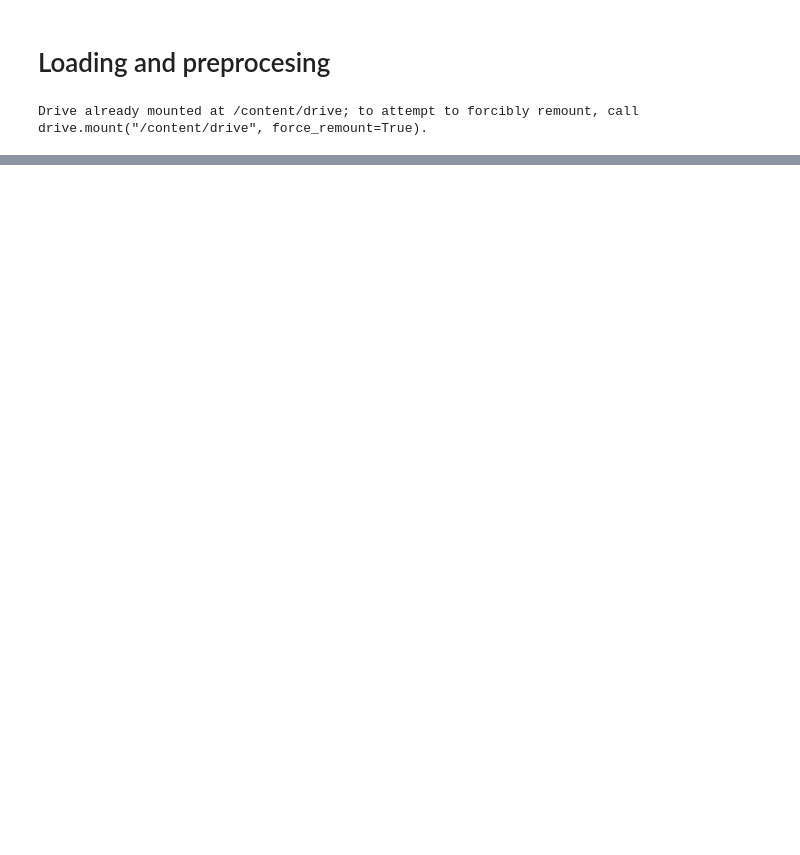
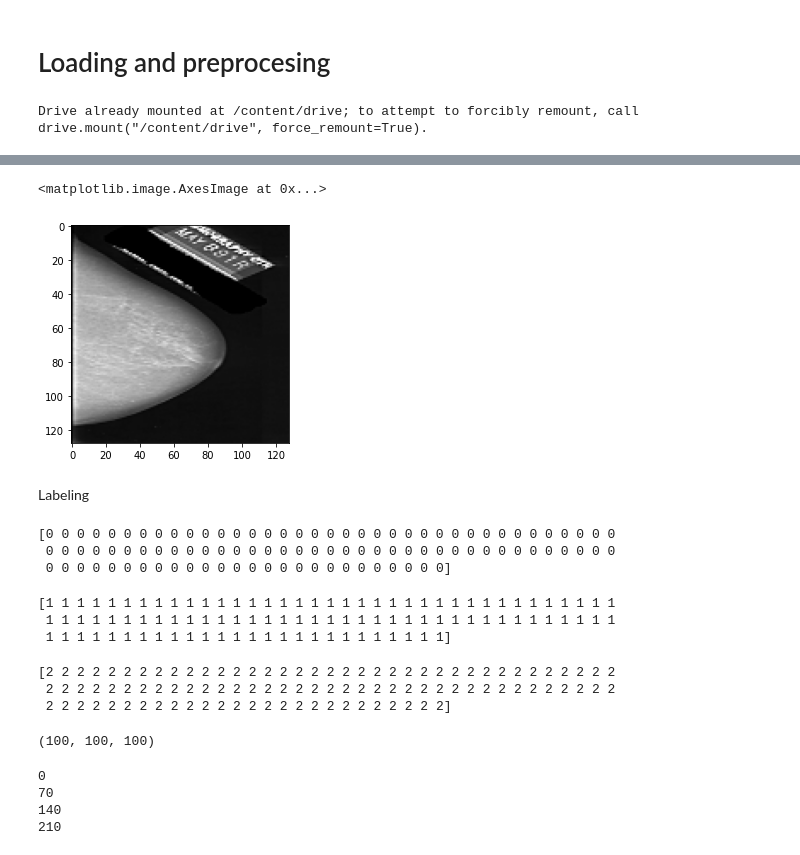
Before and after one commit to Shoeb-Shaon/Breast-Cancer-Classification, a Jupyter notebook: Breast_Cancer_Classification_.ipynb, the cells around one changed output, grey strips where cells are left out. Saved outputs shown, nothing was run; the diff lists cells and outputs as text; code cells hidden in the pictures; blank space fills up the shorter version.

```diff
--- a/Breast_Cancer_Classification_.ipynb
+++ b/Breast_Cancer_Classification_.ipynb
@@ -27,0 +75,25 @@ dataset_path = "/content/drive/MyDrive/Thesis resources/Datasets/dataset'/Mini_D
+# %%
+normal_imgs = []
+path = dataset_path+"/Normal"
+valid_images = [".jpg",".gif",".png",".tga"]
+count = 0
+for f in os.listdir(path):
+    ext = os.path.splitext(f)[1]
+    if ext.lower() not in valid_images:
+        continue
+    normal_imgs.append(np.asarray(Image.open(os.path.join(path,f))))
+    count +=1
+    if count == 100:
+      break
+# %%
+#resizing
+resized_normal_imgs = []
+for i in range (len(normal_imgs)):
+  resized_normal_imgs.append(cv2.resize(normal_imgs[i], (128, 128)))
+# %%
+plt.imshow(resized_normal_imgs[9])
+# %% [output]
+<matplotlib.image.AxesImage at 0x...>
+[figure, added]
+# %% [markdown]
+Labeling
@@ -27,0 +106,36 @@ dataset_path = "/content/drive/MyDrive/Thesis resources/Datasets/dataset'/Mini_D
+# %%
+print(normal_labels)
+# %% [output]
+[0 0 0 0 0 0 0 0 0 0 0 0 0 0 0 0 0 0 0 0 0 0 0 0 0 0 0 0 0 0 0 0 0 0 0 0 0
+ 0 0 0 0 0 0 0 0 0 0 0 0 0 0 0 0 0 0 0 0 0 0 0 0 0 0 0 0 0 0 0 0 0 0 0 0 0
+ 0 0 0 0 0 0 0 0 0 0 0 0 0 0 0 0 0 0 0 0 0 0 0 0 0 0]
+# %%
+print(benign_labels)
+# %% [output]
+[1 1 1 1 1 1 1 1 1 1 1 1 1 1 1 1 1 1 1 1 1 1 1 1 1 1 1 1 1 1 1 1 1 1 1 1 1
+ 1 1 1 1 1 1 1 1 1 1 1 1 1 1 1 1 1 1 1 1 1 1 1 1 1 1 1 1 1 1 1 1 1 1 1 1 1
+ 1 1 1 1 1 1 1 1 1 1 1 1 1 1 1 1 1 1 1 1 1 1 1 1 1 1]
+# %%
+print(cancer_labels)
+# %% [output]
+[2 2 2 2 2 2 2 2 2 2 2 2 2 2 2 2 2 2 2 2 2 2 2 2 2 2 2 2 2 2 2 2 2 2 2 2 2
+ 2 2 2 2 2 2 2 2 2 2 2 2 2 2 2 2 2 2 2 2 2 2 2 2 2 2 2 2 2 2 2 2 2 2 2 2 2
+ 2 2 2 2 2 2 2 2 2 2 2 2 2 2 2 2 2 2 2 2 2 2 2 2 2 2]
+# %%
+len(resized_bening_imgs), len(resized_cancer_imgs) , len(resized_normal_imgs)
+# %% [output]
+(100, 100, 100)
+# %%
+train_images = []
+print(len(train_images))
+train_images.extend(resized_normal_imgs[:70])
+print(len(train_images))
+train_images.extend(resized_bening_imgs[:70])
+print(len(train_images))
+train_images.extend(resized_cancer_imgs[:70])
+print(len(train_images))
+# %% [output]
+0
+70
+140
+210
```
Also changed, not shown: parts of 13 cells of this notebook.
